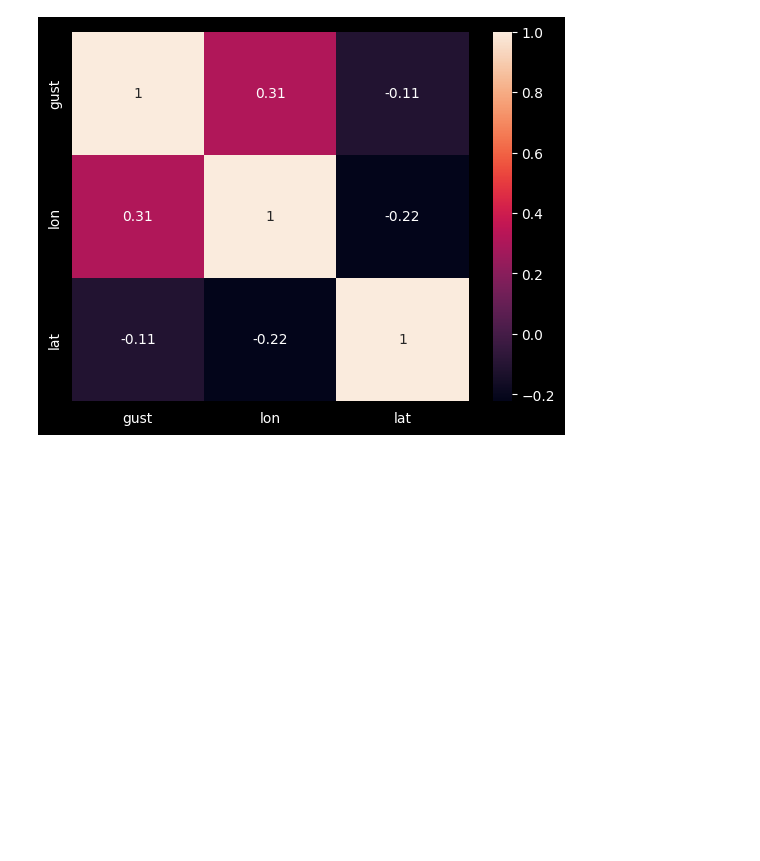
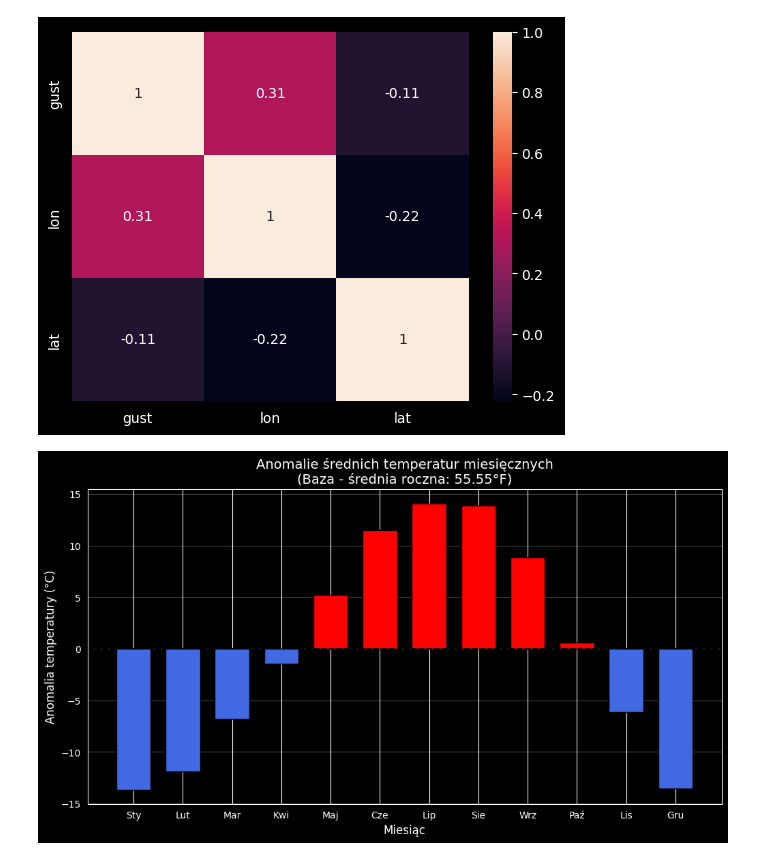
Before and after one commit to Matio004/PodstawyPrzetwarzaniaDuzychZbiorowDanych, a Jupyter notebook: zad2.ipynb, the cells around one changed output. Saved outputs shown, nothing was run; the diff lists cells and outputs as text; code cells hidden in the pictures; blank space fills up the shorter version.

Commit message:
sexy plot

```diff
--- a/zad2.ipynb
+++ b/zad2.ipynb
@@ -402,9 +402,6 @@ plt.show()
 # %% [markdown]
 ## Część 6
 # %%
-daily_weather = None
-extreme_weather = None
-imputated = None
 faostat_extreme = pd.read_csv('data/extreme_faostat_annual.csv')
 
 faostat_merged = faostat.merge(faostat_extreme[faostat_extreme.columns.difference(faostat.columns).to_list() + ['country', 'element', 'item']], left_on=['country', 'station', 'element', 'item'], right_on=['country', 'station_name', 'element', 'item'])
@@ -446,3 +443,34 @@ corr = test.corr(numeric_only=True)
 sns.heatmap(corr[['gust', 'lon', 'lat']].loc[['gust', 'lon', 'lat']], annot=True);
 # %% [output]
 [figure]
+# %%
+yearly_mean = daily_weather['temp'].mean()
+
+# 2. Obliczenie średniej temperatury dla każdego miesiąca
+monthly_data = daily_weather.groupby('month')['temp'].mean().reset_index()
+
+# 3. Wyznaczenie anomalii dla każdego miesiąca
+monthly_data['anomaly'] = monthly_data['temp'] - yearly_mean
+
+# Mapowanie numerów na nazwy miesięcy dla lepszej czytelności osi X
+miesiace_nazwy = ['Sty', 'Lut', 'Mar', 'Kwi', 'Maj', 'Cze', 'Lip', 'Sie', 'Wrz', 'Paź', 'Lis', 'Gru']
+# Zabezpieczenie na wypadek brakujących miesięcy w danych
+monthly_data['month_name'] = monthly_data['month'].apply(lambda x: miesiace_nazwy[int(x)-1])
+
+# Definicja kolorów
+colors = ['red' if val > 0 else 'royalblue' for val in monthly_data['anomaly']]
+
+# 4. Wizualizacja
+plt.figure(figsize=(12, 6))
+plt.bar(monthly_data['month_name'], monthly_data['anomaly'], color=colors, edgecolor='black', width=0.7)
+
+# Linia odniesienia (0 = średnia roczna)
+plt.axhline(0, color='black', linewidth=1.5, linestyle='--')
+
+plt.title(f'Anomalie średnich temperatur miesięcznych\n(Baza - średnia roczna: {yearly_mean:.2f}°F)', fontsize=14)
+plt.xlabel('Miesiąc', fontsize=12)
+plt.ylabel('Anomalia temperatury (°C)', fontsize=12)
+plt.grid(axis='y', alpha=0.3)
+plt.show()
+# %% [output]
+[figure, added]
```
